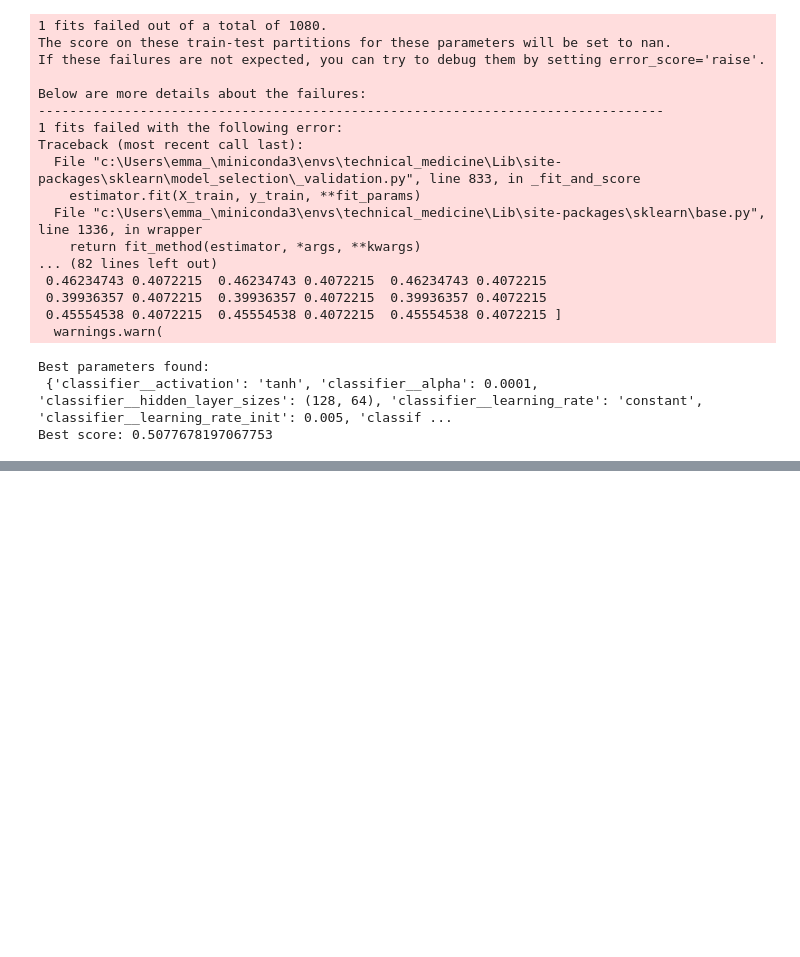
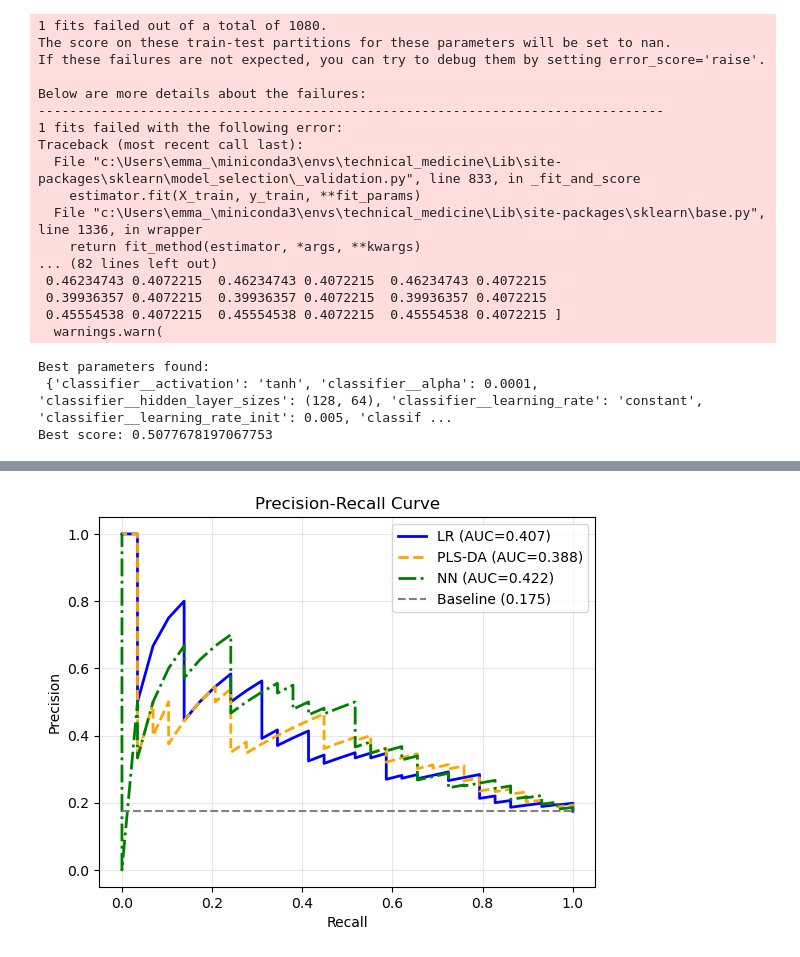
Before and after one commit to ereindersss/TM10011-Machine-learning-assignment-ECG-, a Jupyter notebook: assignment_clean.ipynb, the cells around one changed output, grey strips where cells are left out. Drawn from its saved outputs; the diff is of its cells as text; code cells hidden in the pictures; blank space fills up the shorter version.

```diff
--- a/assignment_clean.ipynb
+++ b/assignment_clean.ipynb
@@ -582,0 +558,41 @@ ROC-AUC:    0.7402
+# %%
+def plot_pr_auc(labels, scores_dict):
+    y_true = labels.values.ravel()
+    baseline = np.mean(y_true)
+
+    plt.figure()
+
+    linestyles = ['-', '--', '-.', ':']
+    colors = ['blue', 'orange', 'green', 'red', 'purple', 'brown']
+
+    for i, (name, probs) in enumerate(scores_dict.items()):
+        precision, recall, _ = precision_recall_curve(y_true, probs)
+        auc = average_precision_score(y_true, probs)
+
+        plt.plot(
+            recall,
+            precision,
+            linestyle=linestyles[i % len(linestyles)],
+            color=colors[i % len(colors)],
+            linewidth=2,
+            label=f'{name} (AUC={auc:.3f})'
+        )
+
+    plt.hlines(
+        baseline, 0, 1,
+        colors='grey',
+        linestyles='dashed',
+        linewidth=1.5,
+        label=f'Baseline ({baseline:.3f})'
+    )
+
+    plt.xlabel('Recall')
+    plt.ylabel('Precision')
+    plt.title('Precision-Recall Curve')
+    plt.legend()
+    plt.grid(alpha=0.3)
+    plt.show()
+
+plot_pr_auc(y_test, scores_dict)
+# %% [output]
+[figure, added]
```
Also changed, not shown: parts of 6 cells of this notebook.
